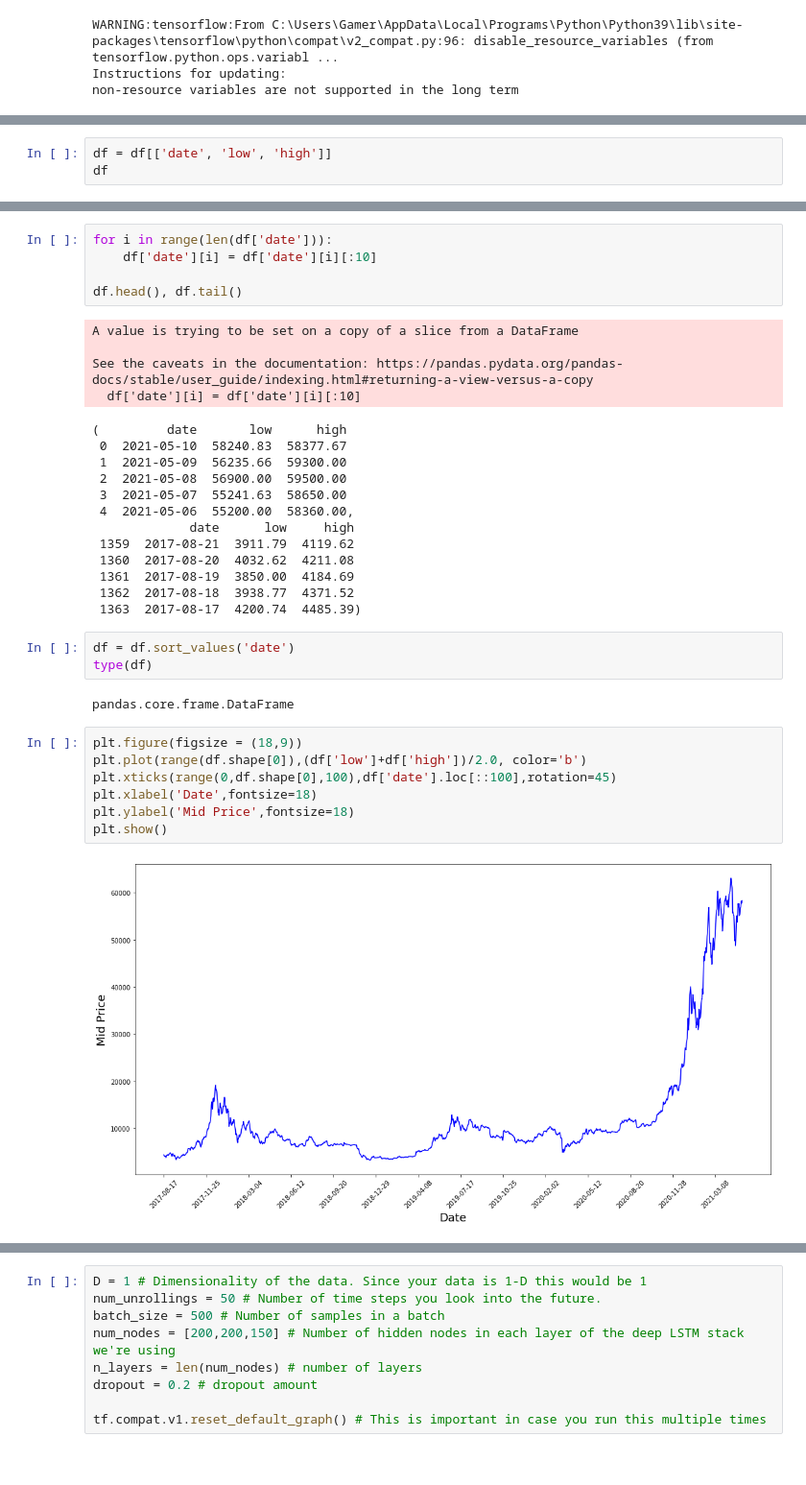
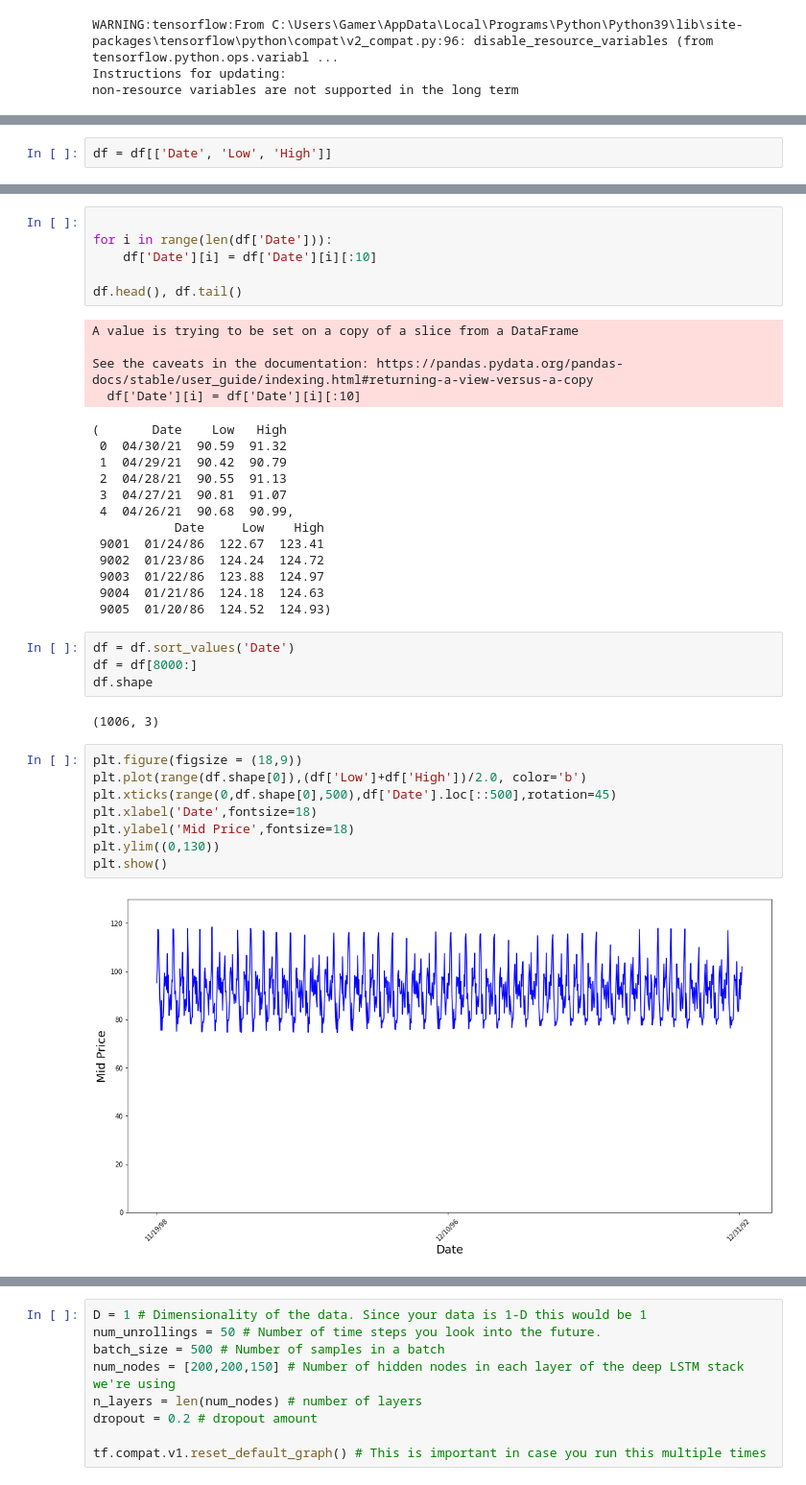
Before and after one commit to Cosby1992/BigProject, a Jupyter notebook: pre_processing/BitCoin_Mo_predicter.ipynb, the cells around one changed output, grey strips where cells are left out. Shown: that part at 96% size. Drawn from its saved outputs; the diff is of its cells as text.

```diff
--- a/pre_processing/BitCoin_Mo_predicter.ipynb
+++ b/pre_processing/BitCoin_Mo_predicter.ipynb
@@ -25,3 +24,0 @@ df.shape
-# %%
-df = df[['date', 'low', 'high']]
-df
@@ -42 +25,3 @@ df
+# %%
+df = df[['Date', 'Low', 'High']]
 # %%
@@ -46,39 +31,42 @@ nan_date, nan_low, nan_high
 # %% [output]
 (0, 0, 0)
 # %%
-for i in range(len(df['date'])):
-    df['date'][i] = df['date'][i][:10]
+
+for i in range(len(df['Date'])):
+    df['Date'][i] = df['Date'][i][:10]
 
 df.head(), df.tail()
 # %% [output]
 A value is trying to be set on a copy of a slice from a DataFrame
 
 See the caveats in the documentation: https://pandas.pydata.org/pandas-docs/stable/user_guide/indexing.html#returning-a-view-versus-a-copy
-  df['date'][i] = df['date'][i][:10]
+  df['Date'][i] = df['Date'][i][:10]
-(         date       low      high
- 0  2021-05-10  58240.83  58377.67
- 1  2021-05-09  56235.66  59300.00
- 2  2021-05-08  56900.00  59500.00
- 3  2021-05-07  55241.63  58650.00
- 4  2021-05-06  55200.00  58360.00,
-             date      low     high
- 1359  2017-08-21  3911.79  4119.62
- 1360  2017-08-20  4032.62  4211.08
- 1361  2017-08-19  3850.00  4184.69
- 1362  2017-08-18  3938.77  4371.52
- 1363  2017-08-17  4200.74  4485.39)
+(       Date    Low   High
+ 0  04/30/21  90.59  91.32
+ 1  04/29/21  90.42  90.79
+ 2  04/28/21  90.55  91.13
+ 3  04/27/21  90.81  91.07
+ 4  04/26/21  90.68  90.99,
+           Date     Low    High
+ 9001  01/24/86  122.67  123.41
+ 9002  01/23/86  124.24  124.72
+ 9003  01/22/86  123.88  124.97
+ 9004  01/21/86  124.18  124.63
+ 9005  01/20/86  124.52  124.93)
 # %%
-df = df.sort_values('date')
-type(df)
+df = df.sort_values('Date')
+df = df[8000:]
+df.shape
 # %% [output]
-pandas.core.frame.DataFrame
+(1006, 3)
 # %%
 plt.figure(figsize = (18,9))
-plt.plot(range(df.shape[0]),(df['low']+df['high'])/2.0, color='b')
-plt.xticks(range(0,df.shape[0],100),df['date'].loc[::100],rotation=45)
+plt.plot(range(df.shape[0]),(df['Low']+df['High'])/2.0, color='b')
+plt.xticks(range(0,df.shape[0],500),df['Date'].loc[::500],rotation=45)
 plt.xlabel('Date',fontsize=18)
 plt.ylabel('Mid Price',fontsize=18)
+plt.ylim((0,130))
 plt.show()
 # %% [output]
-[figure, old version]
+[figure, new version]
 # %%
```
Also changed, not shown: parts of 20 cells of this notebook.
